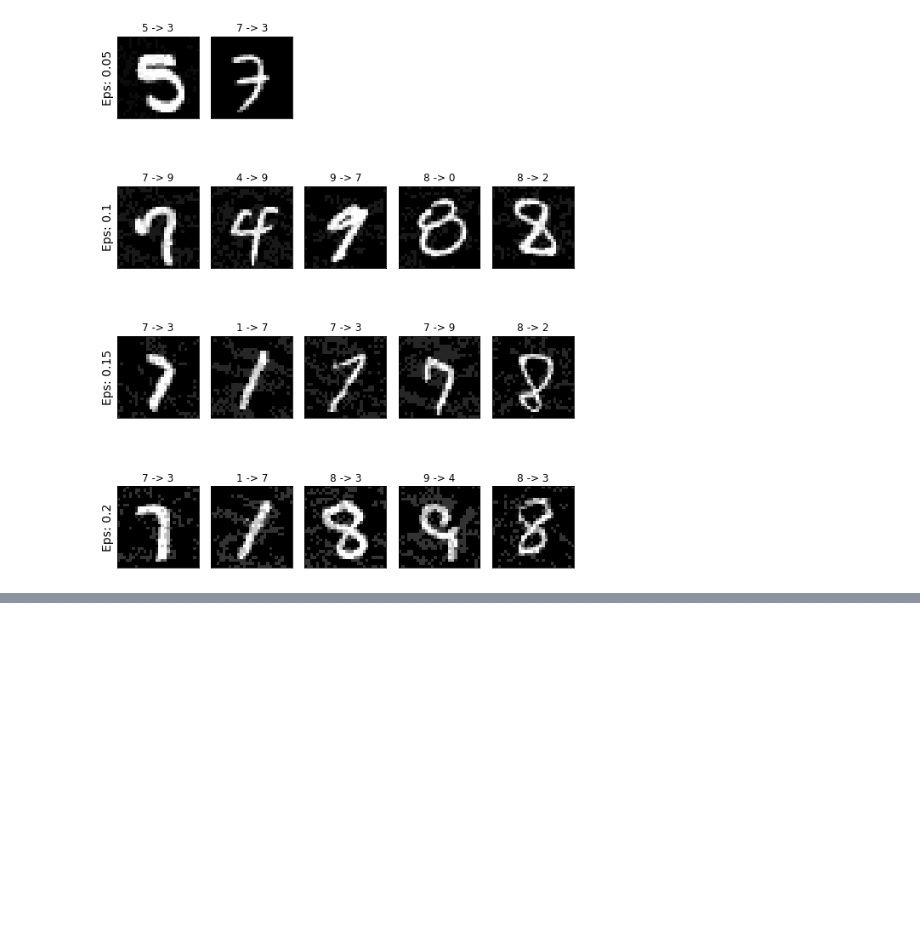
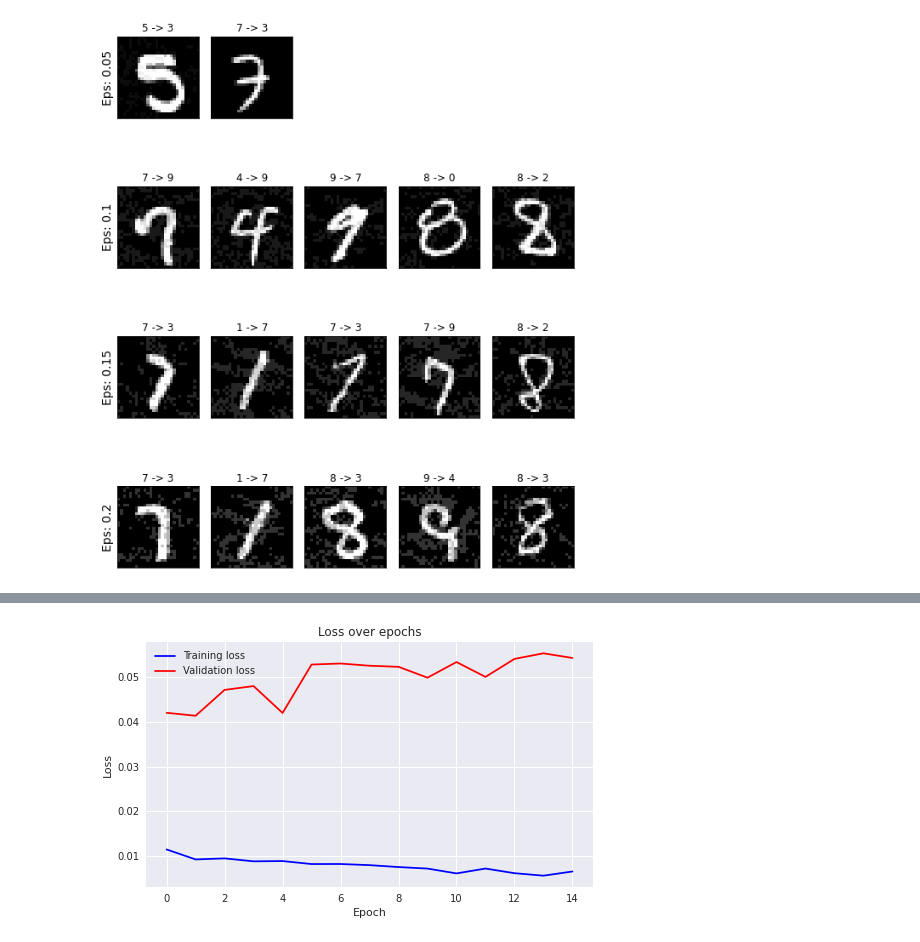
Before and after one commit to xTavi/BlackBoxAttack, a Jupyter notebook: BlackBoxAttack.ipynb, the cells around one changed output, grey strips where cells are left out. Saved outputs shown, nothing was run; the diff lists cells and outputs as text; code cells hidden in the pictures; blank space fills up the shorter version.

Commit message:
Added second model

```diff
--- a/BlackBoxAttack.ipynb
+++ b/BlackBoxAttack.ipynb
@@ -374,0 +402,3 @@ plt.show()
+# %%
+# check device
+DEVICE = 'cuda' if torch.cuda.is_available() else 'cpu'
@@ -374,0 +562,39 @@ plt.show()
+# %%
+class LeNet5(nn.Module):
+
+    def __init__(self, n_classes):
+        super(LeNet5, self).__init__()
+
+        self.feature_extractor = nn.Sequential(
+            nn.Conv2d(in_channels=1, out_channels=6, kernel_size=5, stride=1),
+            nn.Tanh(),
+            nn.AvgPool2d(kernel_size=2),
+            nn.Conv2d(in_channels=6, out_channels=16, kernel_size=5, stride=1),
+            nn.Tanh(),
+            nn.AvgPool2d(kernel_size=2),
+            nn.Conv2d(in_channels=16, out_channels=120, kernel_size=5, stride=1),
+            nn.Tanh()
+        )
+
+        self.classifier = nn.Sequential(
+            nn.Linear(in_features=120, out_features=84),
+            nn.Tanh(),
+            nn.Linear(in_features=84, out_features=n_classes),
+        )
+
+
+    def forward(self, x):
+        x = self.feature_extractor(x)
+        x = torch.flatten(x, 1)
+        logits = self.classifier(x)
+        probs = F.softmax(logits, dim=1)
+        return logits, probs
+# %%
+torch.manual_seed(RANDOM_SEED)
+
+model = LeNet5(N_CLASSES).to(DEVICE)
+optimizer = torch.optim.Adam(model.parameters(), lr=LEARNING_RATE)
+criterion = nn.CrossEntropyLoss()
+# %%
+model, optimizer, _ = training_loop(model, criterion, optimizer, train_loader, valid_loader, N_EPOCHS, DEVICE)
+# %% [output]
@@ -374,0 +616 @@ plt.show()
+[figure, added]
```
Also changed, not shown: parts of 12 cells of this notebook.
